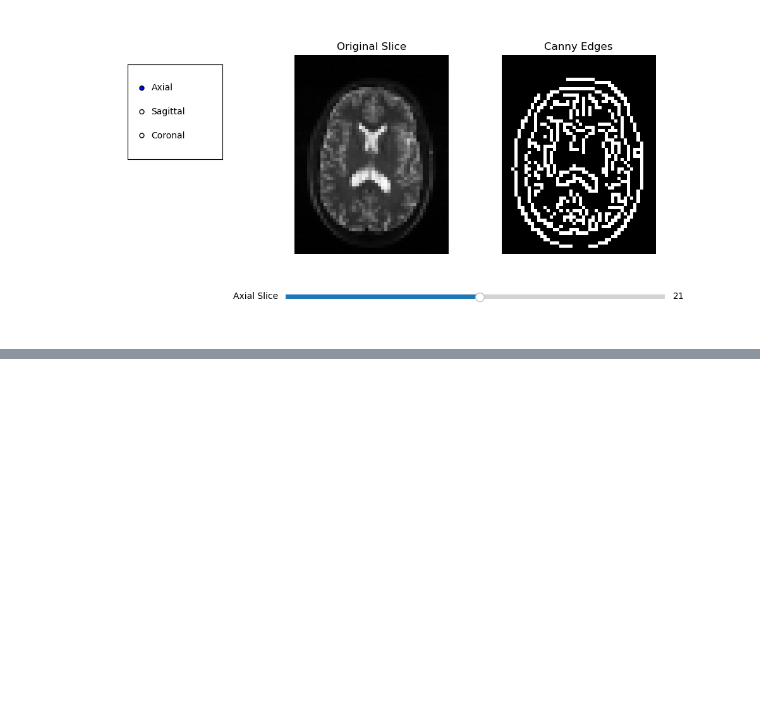
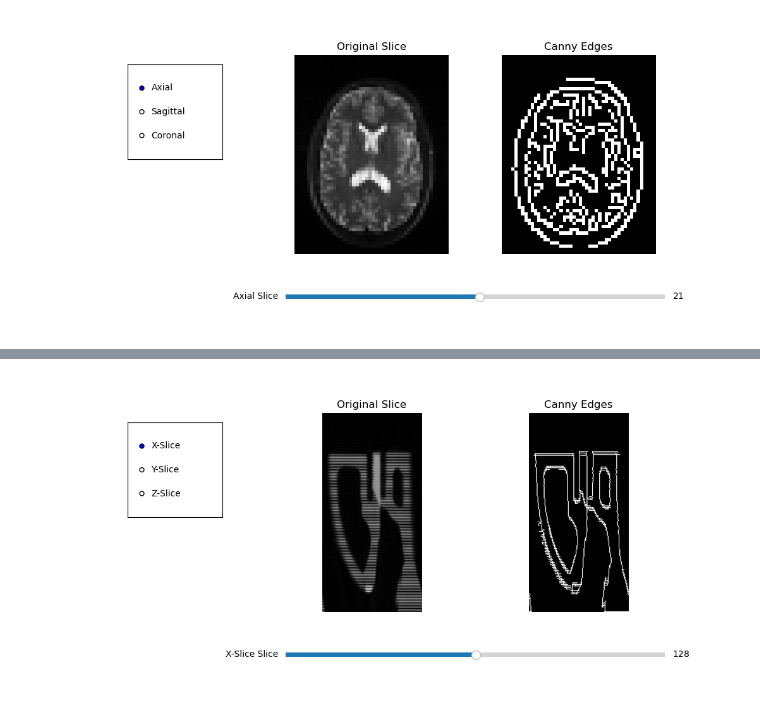
Before and after one commit to Bosser16/canny-edge, a Jupyter notebook: Canny-Edge-Slices.ipynb, the cells around one changed output, grey strips where cells are left out. Cells and saved outputs as stored; diff of their text form; code cells hidden in the pictures; blank space fills up the shorter version.

```diff
--- a/Canny-Edge-Slices.ipynb
+++ b/Canny-Edge-Slices.ipynb
@@ -284 +254,85 @@ Note: you may need to restart the kernel to use updated packages.
 [figure]
+# %%
+def load_volume4(filename: str, shape=(256, 256, 128), dtype=np.uint8) -> np.ndarray:
+    with open(filename, 'rb') as f:
+        volume = np.fromfile(f, dtype=dtype)
+        expected_size = np.prod(shape)
+        if volume.size != expected_size:
+            raise ValueError(f"Expected {expected_size} elements, got {volume.size}")
+        volume = volume.reshape(shape)
+    return volume
+
+def get_slice4(volume: np.ndarray, axis: int, index: int) -> np.ndarray:
+    if axis == 0:
+        slice_2d4 = volume[index, :, :]
+    elif axis == 1:
+        slice_2d4 = volume[:, index, :]
+    elif axis == 2:
+        slice_2d4 = volume[:, :, index]
+    else:
+        raise ValueError("Axis must be 0, 1, or 2.")
+
+    ptp = np.ptp(slice_2d4)
+    if ptp == 0:
+        return np.zeros_like(slice_2d4, dtype=np.uint8)
+    return ((slice_2d4 - np.min(slice_2d4)) / ptp * 255).astype(np.uint8)
+
+def apply_canny4(img4: np.ndarray, low_thresh4=50, high_thresh4=150) -> np.ndarray:
+    return cv2.Canny(img4, low_thresh4, high_thresh4)
+
+filename4 = "engine_256x256x128_uint8.raw"
+shape4 = (256, 256, 128)
+volume4 = load_volume4(filename4, shape4)
+
+axis4 = 0
+slice_index4 = shape4[axis4] // 2
+
+img4 = get_slice4(volume4, axis4, slice_index4)
+edges4 = apply_canny4(img4)
+
+fig4, (axi1_4, axi2_4) = plt.subplots(1, 2, figsize=(10, 5))
+plt.subplots_adjust(left=0.3, bottom=0.25)
+
+img_disp4 = axi1_4.imshow(img4, cmap='gray')
+axi1_4.set_title("Original Slice")
+axi1_4.axis("off")
+
+edge_disp4 = axi2_4.imshow(edges4, cmap='gray')
+axi2_4.set_title("Canny Edges")
+axi2_4.axis("off")
+
+radio_ax4 = plt.axes([0.05, 0.55, 0.15, 0.3])
+radio4 = RadioButtons(radio_ax4, ('X-Slice', 'Y-Slice', 'Z-Slice'))
+
+slider_ax4 = plt.axes([0.3, 0.1, 0.6, 0.03])
+slider4 = Slider(slider_ax4, f'{["X-Slice", "Y-Slice", "Z-Slice"][axis4]} Slice',
+                 0, shape4[axis4] - 1, valinit=slice_index4, valstep=1)
+
+def update4(val):
+    idx4 = int(slider4.val)
+    new_img4 = get_slice4(volume4, axis4, idx4)
+    new_edges4 = apply_canny4(new_img4)
+
+    img_disp4.set_data(new_img4)
+    edge_disp4.set_data(new_edges4)
+
+    axi1_4.set_title(f"Original - {['X-Slice', 'Y-Slice', 'Z-Slice'][axis4]} {idx4}")
+    axi2_4.set_title(f"Canny Edges - {['X-Slice', 'Y-Slice', 'Z-Slice'][axis4]} {idx4}")
+    fig4.canvas.draw_idle()
+
+def axis_change4(label4):
+    global axis4
+    axis4 = {'X-Slice': 0, 'Y-Slice': 1, 'Z-Slice': 2}[label4]
+    new_max4 = shape4[axis4] - 1
+
+    slider4.label.set_text(f'{label4} Slice')
+    slider4.valmax = new_max4
+    slider4.ax.set_xlim(0, new_max4)
+    slider4.set_val(min(slider4.val, new_max4))
+
+radio4.on_clicked(axis_change4)
+slider4.on_changed(update4)
+
+plt.show()
+# %% [output]
+[figure, added]
```
Also changed, not shown: parts of 4 cells of this notebook, 2 other files.
